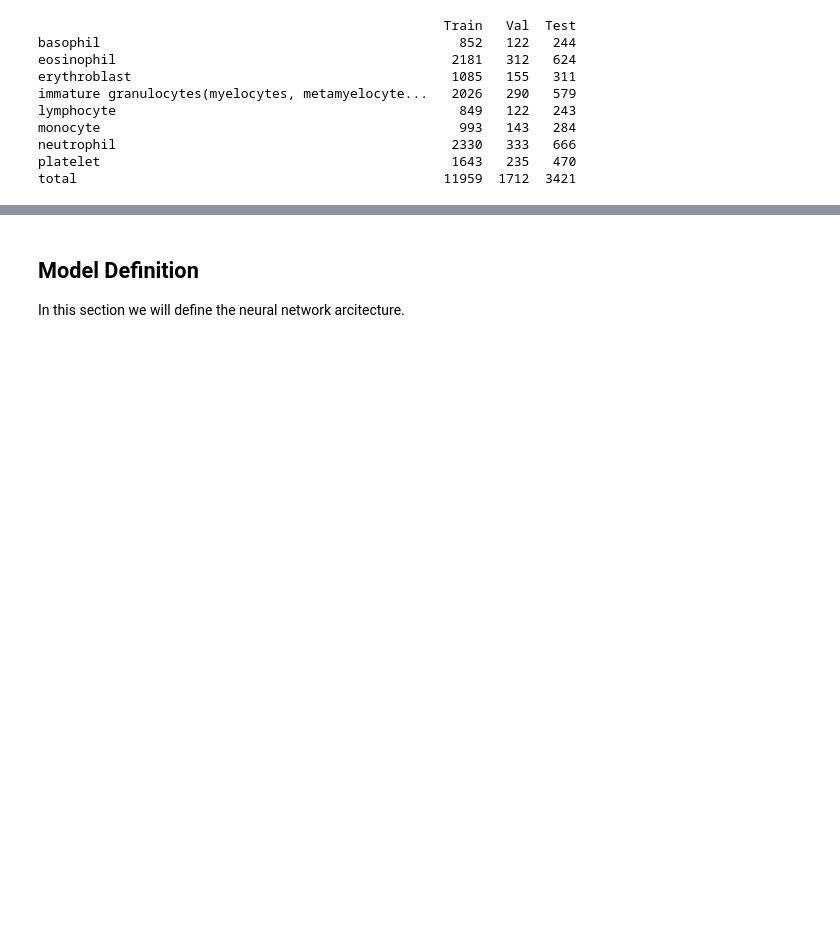
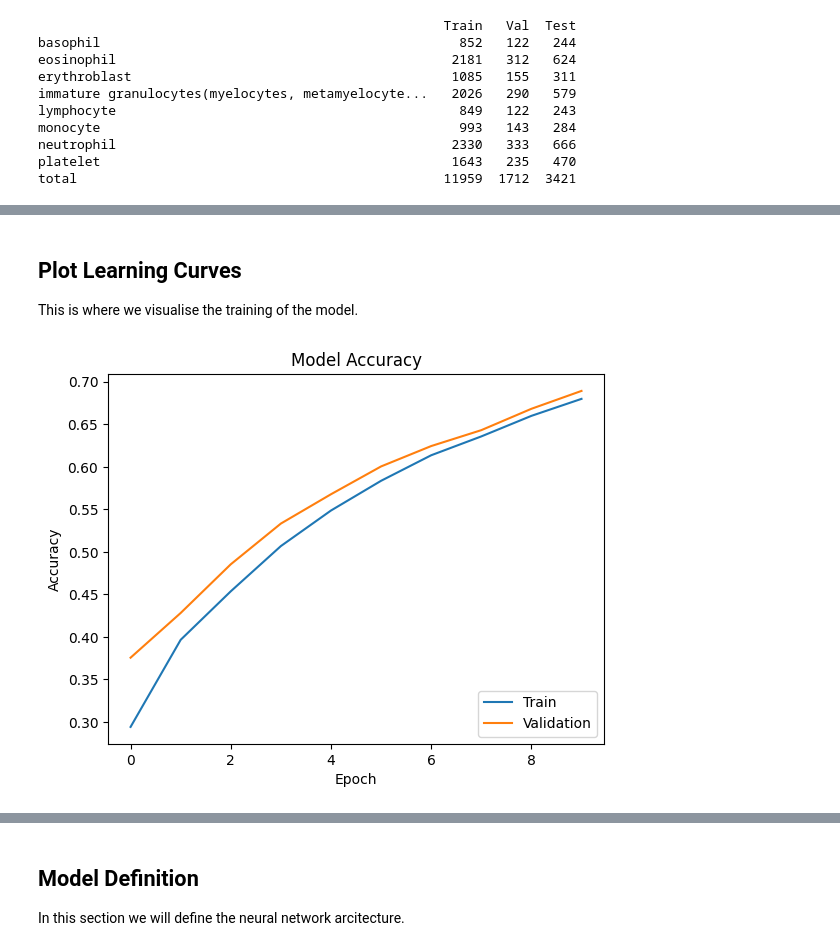
Before and after one commit to eecoubrough/Keras_Assignment, a Jupyter notebook: Part_1_multiclass.ipynb, the cells around one changed output, grey strips where cells are left out. Saved outputs shown, nothing was run; the diff lists cells and outputs as text; code cells hidden in the pictures; blank space fills up the shorter version.

```diff
--- a/Part_1_multiclass.ipynb
+++ b/Part_1_multiclass.ipynb
@@ -114,0 +120,8 @@ In this section we will create a data loader for algorithm that will dynamiclly
+# %%
+# Defines the data generator that will be used to augment the images as they are loaded.
+data_generator = ImageDataGenerator(featurewise_center=True,
+                                    featurewise_std_normalization=True,
+                                    horizontal_flip=True,
+                                    vertical_flip=True)
+# %%
+data_generator.fit(np.append(train_x, val_x, 0))
@@ -114,0 +181,11 @@ In this section we will create a data loader for algorithm that will dynamiclly
+# %%
+# Defines the optimiser used to adjust the model weights and compiles the model.
+optimiser = SGD(learning_rate=LEARNING_RATE)
+model_1.compile(optimizer=optimiser, loss="categorical_crossentropy", metrics=["accuracy"])
+# %%
+# We use the data generator to pass the training and validation data to the model to train it.
+history_1 = model_1.fit(data_generator.flow(train_x, to_categorical(train_y), batch_size=BATCH_SIZE),
+                    steps_per_epoch=len(train_x) / BATCH_SIZE,
+                    validation_data=data_generator.flow(val_x, to_categorical(val_y), batch_size=BATCH_SIZE),
+                    validation_steps=len(val_x) / BATCH_SIZE,
+                    epochs=NUM_EPOCHS)
@@ -114,0 +213,22 @@ In this section we will create a data loader for algorithm that will dynamiclly
+# %% [markdown]
+## Plot Learning Curves
+This is where we visualise the training of the model.
+# %%
+# Plots the training and validation accuracy over the number of epochs.
+plt.plot(history_1.history['accuracy'])
+plt.plot(history_1.history['val_accuracy'])
+
+# Add plot title.
+plt.title('Model Accuracy')
+
+# Add plot axes labels.
+plt.ylabel('Accuracy')
+plt.xlabel('Epoch')
+
+# Add plot legend to distinguish between training and validation accuracy lines.
+plt.legend(['Train', 'Validation'], loc='lower right')
+
+# Show the plot.
+plt.show()
+# %% [output]
+[figure, added]
```
Also changed, not shown: parts of 44 cells of this notebook.
